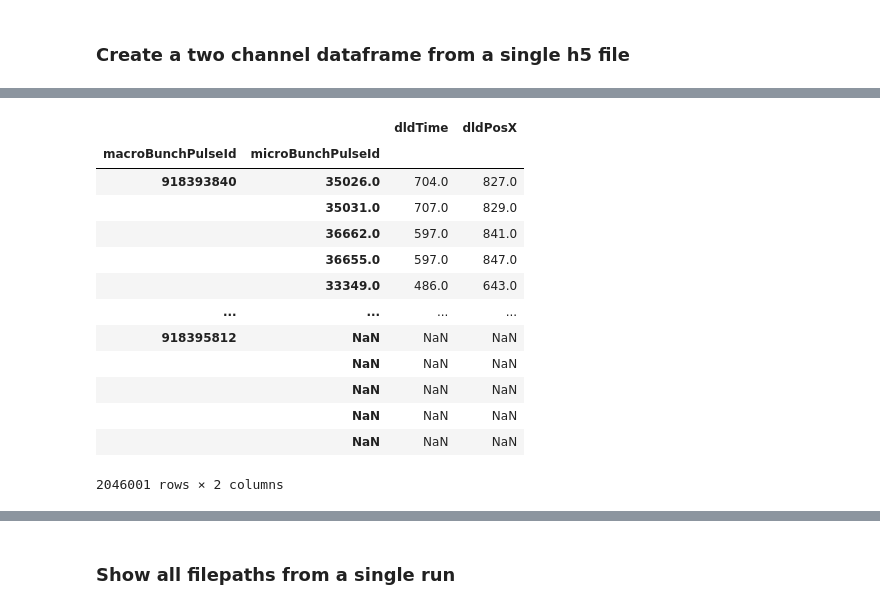
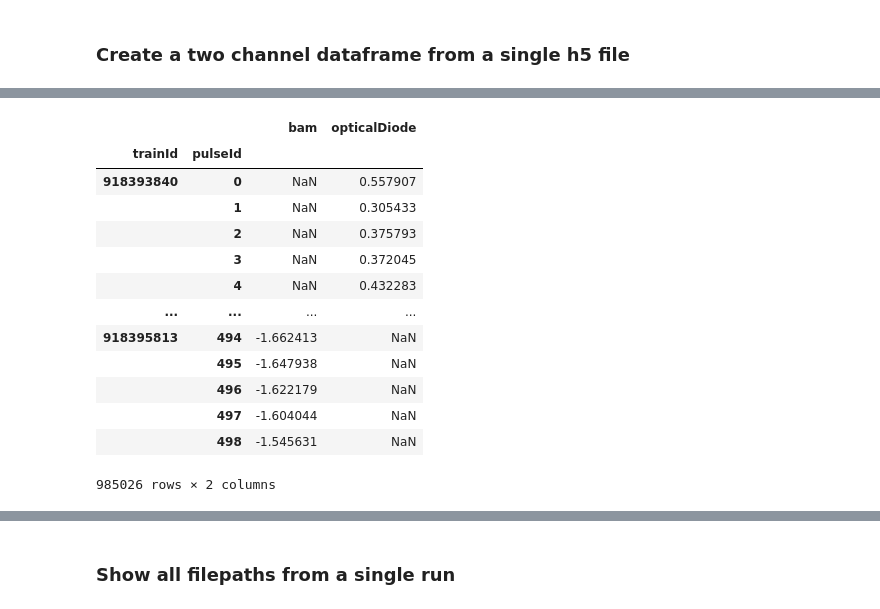
Before and after one commit to momentoscope/hextof-processor, a Jupyter notebook: tutorial/Notebook_DldFlashDataframeCreatorNew.ipynb, the cells around one changed output, grey strips where cells are left out. Saved outputs shown, nothing was run; the diff lists cells and outputs as text; code cells hidden in the pictures.

```diff
--- a/tutorial/Notebook_DldFlashDataframeCreatorNew.ipynb
+++ b/tutorial/Notebook_DldFlashDataframeCreatorNew.ipynb
@@ -28,23 +36,23 @@ df1, df2 = test.createDataframePerFile(path)
 # %%
 # Define the channels
-test.channels = ['dldTime', 'dldPosX']
+test.channels = ['bam', 'opticalDiode', 'dldTime', 'dldPosX']
 # H5 file path
 path = Path("/asap3/flash/gpfs/pg2/2020/data/11008860/raw/hdf/express/FLASH1_USER2_stream_2_run35971_file25_20201128T230926.1.h5")
 # Use class method to create dataframe
-df1, df2 = test.createDataframePerFile(path)
-df2
+df1_, df2_ = test.createDataframePerFile(path)
+df1_
 # %% [output]
-|  |  | dldTime | dldPosX |
-| macroBunchPulseId | microBunchPulseId |  |  |
-| 918393840 | 35026.0 | 704.0 | 827.0 |
-|  | 35031.0 | 707.0 | 829.0 |
-|  | 36662.0 | 597.0 | 841.0 |
-|  | 36655.0 | 597.0 | 847.0 |
-|  | 33349.0 | 486.0 | 643.0 |
+|  |  | bam | opticalDiode |
+| trainId | pulseId |  |  |
+| 918393840 | 0 | NaN | 0.557907 |
+|  | 1 | NaN | 0.305433 |
+|  | 2 | NaN | 0.375793 |
+|  | 3 | NaN | 0.372045 |
+|  | 4 | NaN | 0.432283 |
 | ... | ... | ... | ... |
-| 918395812 | NaN | NaN | NaN |
-|  | NaN | NaN | NaN |
-|  | NaN | NaN | NaN |
-|  | NaN | NaN | NaN |
-|  | NaN | NaN | NaN |
+| 918395813 | 494 | -1.662413 | NaN |
+|  | 495 | -1.647938 | NaN |
+|  | 496 | -1.622179 | NaN |
+|  | 497 | -1.604044 | NaN |
+|  | 498 | -1.545631 | NaN |
-2046001 rows × 2 columns
+985026 rows × 2 columns
```
Also changed, not shown: parts of 45 cells of this notebook, 2 other files.
